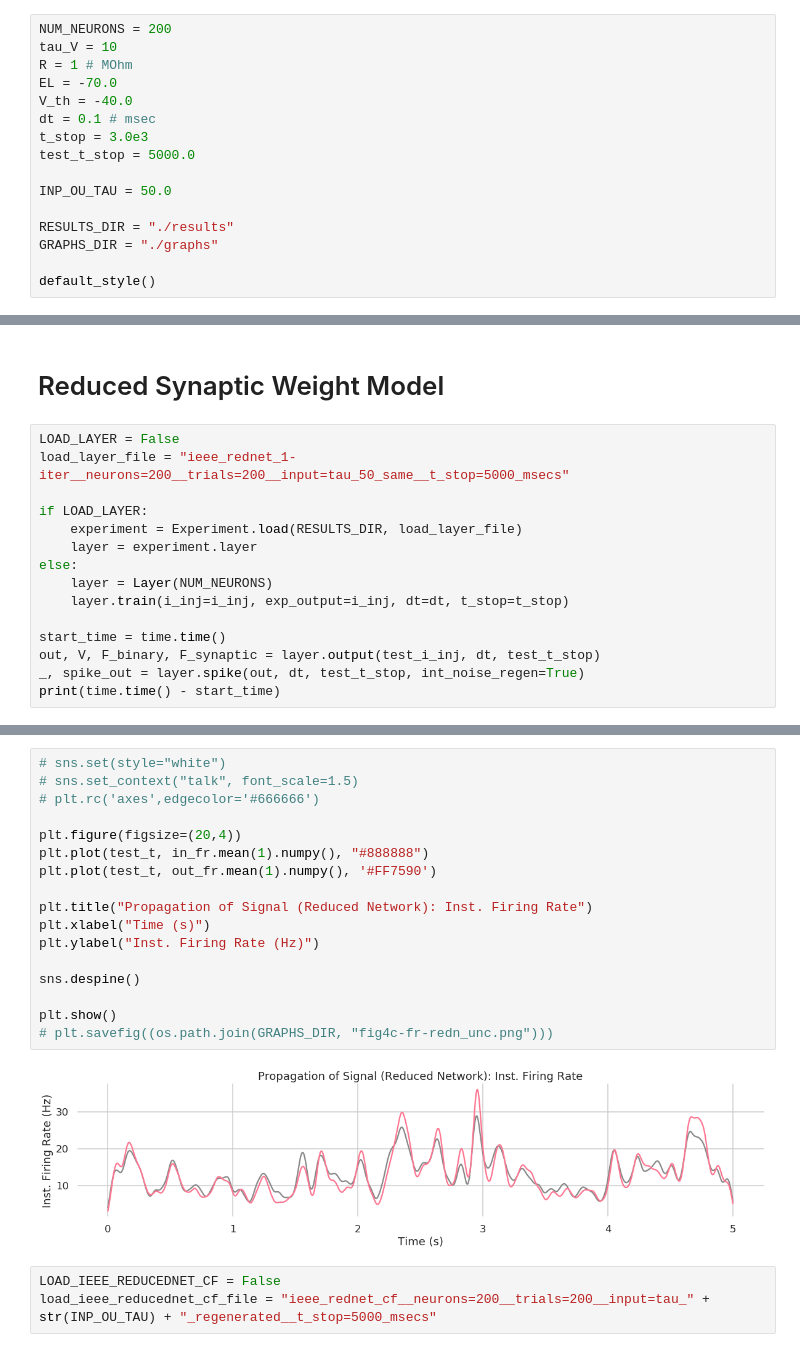
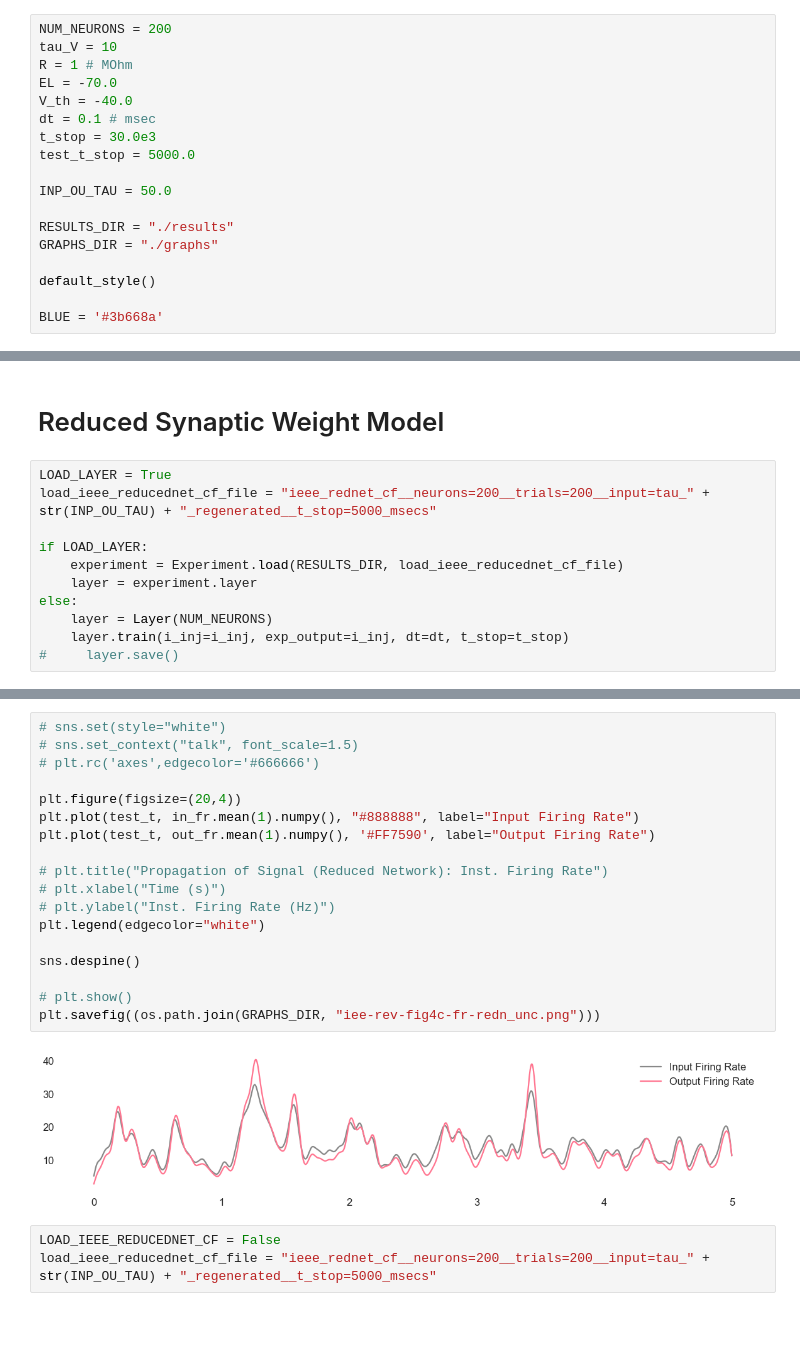
Before and after one commit to nsbspl/async-spike-propagation, a Jupyter notebook: main.ipynb, the cells around one changed output, grey strips where cells are left out. Saved outputs shown, nothing was run; the diff lists cells and outputs as text; blank space fills up the shorter version.

```diff
--- a/main.ipynb
+++ b/main.ipynb
@@ -90,7 +90,7 @@ R = 1 # MOhm
 EL = -70.0
 V_th = -40.0
 dt = 0.1 # msec
-t_stop = 3.0e3
+t_stop = 30.0e3
 test_t_stop = 5000.0
 
 INP_OU_TAU = 50.0
@@ -99,6 +99,8 @@ RESULTS_DIR = "./results"
 GRAPHS_DIR = "./graphs"
 
 default_style()
+
+BLUE = '#3b668a'
 # %% [markdown]
 We attempt to transmit a
 # %%
@@ -134,17 +136,13 @@ Text(0, 0.5, 'Current (pA)')
 # %% [markdown]
 # Reduced Synaptic Weight Model
 # %%
-LOAD_LAYER = False
-load_layer_file = "ieee_rednet_1-iter__neurons=200__trials=200__input=tau_50_same__t_stop=5000_msecs"
+LOAD_LAYER = True
+load_ieee_reducednet_cf_file = "ieee_rednet_cf__neurons=200__trials=200__input=tau_" + str(INP_OU_TAU) + "_regenerated__t_stop=5000_msecs"
 
 if LOAD_LAYER:
-    experiment = Experiment.load(RESULTS_DIR, load_layer_file)
+    experiment = Experiment.load(RESULTS_DIR, load_ieee_reducednet_cf_file)
     layer = experiment.layer
 else:
     layer = Layer(NUM_NEURONS)
     layer.train(i_inj=i_inj, exp_output=i_inj, dt=dt, t_stop=t_stop)
-
-start_time = time.time()
-out, V, F_binary, F_synaptic = layer.output(test_i_inj, dt, test_t_stop)
-_, spike_out = layer.spike(out, dt, test_t_stop, int_noise_regen=True)
-print(time.time() - start_time)
+#     layer.save()
@@ -203,22 +199,23 @@ torch.Size([50000, 200])
 # %%
 # sns.set(style="white")
 # sns.set_context("talk", font_scale=1.5)
 # plt.rc('axes',edgecolor='#666666')
 
 plt.figure(figsize=(20,4))
-plt.plot(test_t, in_fr.mean(1).numpy(), "#888888")
-plt.plot(test_t, out_fr.mean(1).numpy(), '#FF7590')
+plt.plot(test_t, in_fr.mean(1).numpy(), "#888888", label="Input Firing Rate")
+plt.plot(test_t, out_fr.mean(1).numpy(), '#FF7590', label="Output Firing Rate")
 
-plt.title("Propagation of Signal (Reduced Network): Inst. Firing Rate")
-plt.xlabel("Time (s)")
-plt.ylabel("Inst. Firing Rate (Hz)")
+# plt.title("Propagation of Signal (Reduced Network): Inst. Firing Rate")
+# plt.xlabel("Time (s)")
+# plt.ylabel("Inst. Firing Rate (Hz)")
+plt.legend(edgecolor="white")
 
 sns.despine()
 
-plt.show()
-# plt.savefig((os.path.join(GRAPHS_DIR, "fig4c-fr-redn_unc.png")))
+# plt.show()
+plt.savefig((os.path.join(GRAPHS_DIR, "iee-rev-fig4c-fr-redn_unc.png")))
 # %% [output]
-[figure, old version]
+[figure, new version]
 # %%
 LOAD_IEEE_REDUCEDNET_CF = False
 load_ieee_reducednet_cf_file = "ieee_rednet_cf__neurons=200__trials=200__input=tau_" + str(INP_OU_TAU) + "_regenerated__t_stop=5000_msecs"
```
Also changed, not shown: parts of 15 cells of this notebook.
